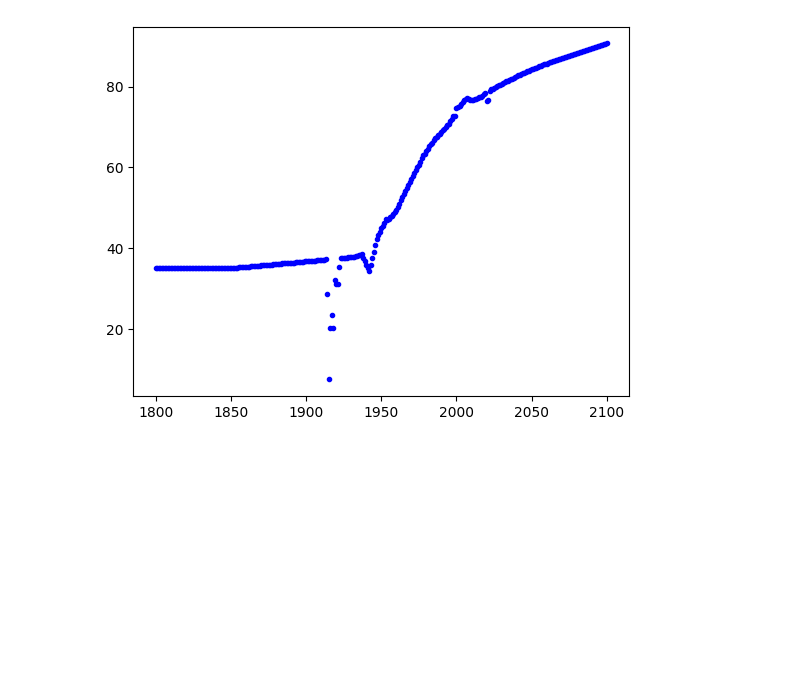
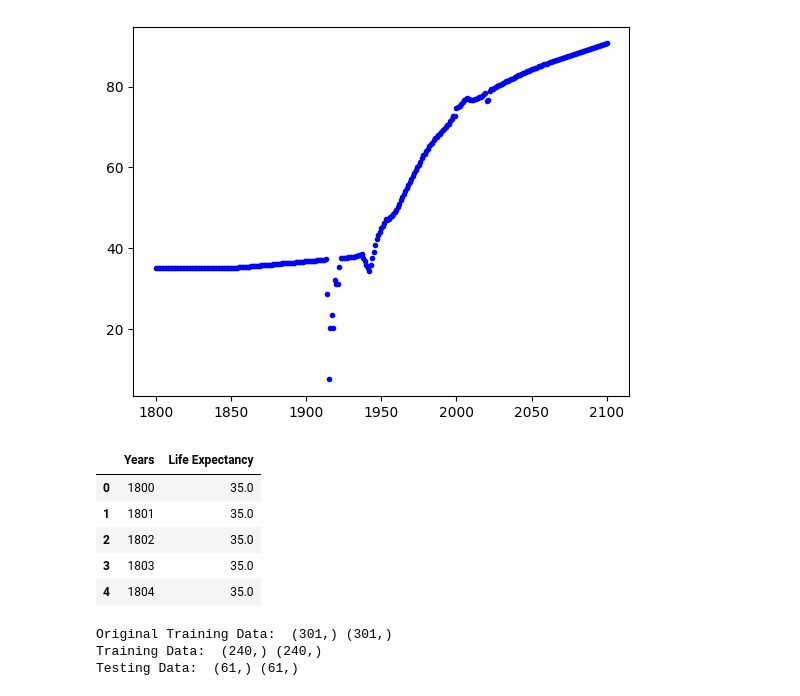
Before and after one commit to Aliyamkamila/Data-Science-Intermediate, a Jupyter notebook: Linear_Regresssion_End_to_End.ipynb, the cells around one changed output. Drawn from its saved outputs; the diff is of its cells as text; code cells hidden in the pictures; blank space fills up the shorter version.

```diff
--- a/Linear_Regresssion_End_to_End.ipynb
+++ b/Linear_Regresssion_End_to_End.ipynb
@@ -126,6 +126,18 @@ plt.plot(years, us_life_expectancy, 'b.')
 plt.show()
 # %% [output]
 [figure]
+# %%
+df = pd.DataFrame()
+df['Years'] = years
+df['Life Expectancy'] = us_life_expectancy
+df.head()
+# %% [output]
+|  | Years | Life Expectancy |
+| 0 | 1800 | 35.0 |
+| 1 | 1801 | 35.0 |
+| 2 | 1802 | 35.0 |
+| 3 | 1803 | 35.0 |
+| 4 | 1804 | 35.0 |
 # %%
 # Training : Model latihan
 # Testing : Ujian
@@ -131,0 +154,8 @@ plt.show()
+# %%
+print('Original Training Data: ', x.shape, y.shape)
+print('Training Data: ', x_train.shape, y_train.shape)
+print('Testing Data: ', x_test.shape, y_test.shape)
+# %% [output]
+Original Training Data:  (301,) (301,)
+Training Data:  (240,) (240,)
+Testing Data:  (61,) (61,)
```
Also changed, not shown: parts of 13 cells of this notebook.
